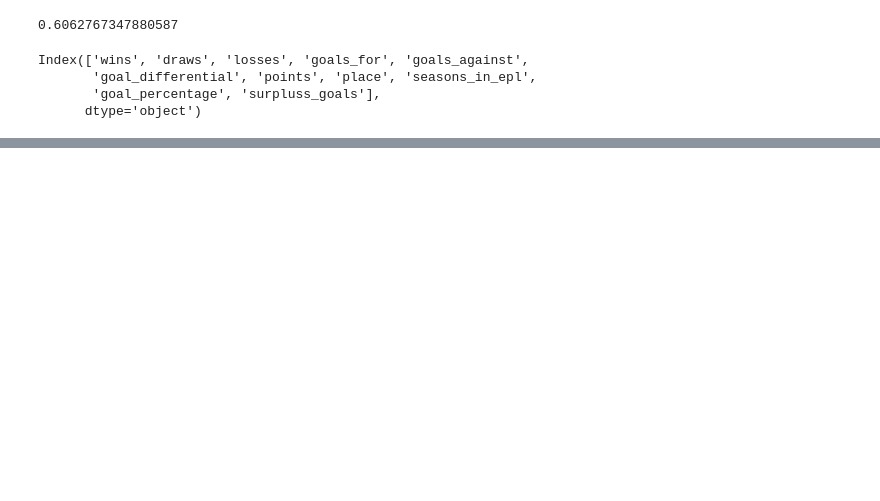
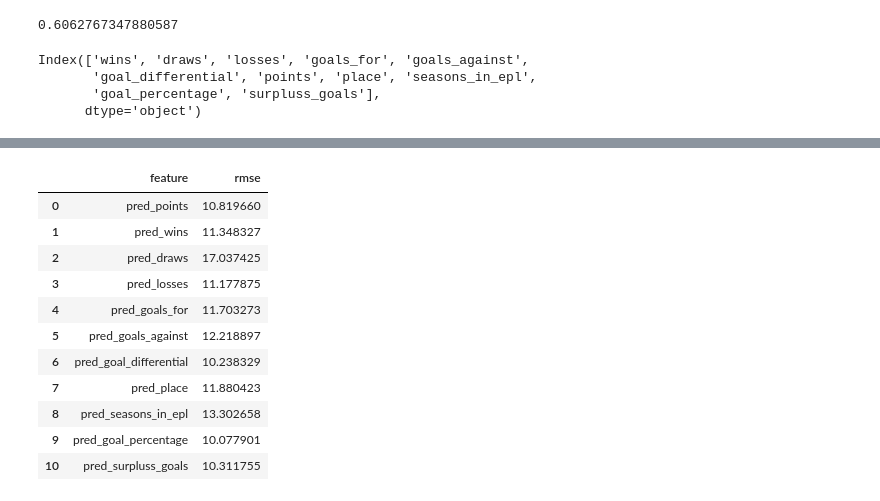
Before and after one commit to noahmelngailis/football_time_series, a Jupyter notebook: EPL_Notebook.ipynb, the cells around one changed output, grey strips where cells are left out. Cells and saved outputs as stored; diff of their text form; code cells hidden in the pictures; blank space fills up the shorter version.

Commit message:
rmse scores

```diff
--- a/EPL_Notebook.ipynb
+++ b/EPL_Notebook.ipynb
@@ -383,0 +381,27 @@ predictions
+# %%
+prediction_features = predictions.drop(columns=('yhat')).columns
+# %%
+#determining rmse
+score = []
+for i in prediction_features:
+    name = i
+    rmse = ((predictions.yhat - predictions[i])**2).mean()**.5
+    score.append(rmse)
+# %%
+pd.DataFrame({
+    'feature': list(prediction_features),
+    'rmse': score
+})
+# %% [output]
+|  | feature | rmse |
+| 0 | pred_points | 10.819660 |
+| 1 | pred_wins | 11.348327 |
+| 2 | pred_draws | 17.037425 |
+| 3 | pred_losses | 11.177875 |
+| 4 | pred_goals_for | 11.703273 |
+| 5 | pred_goals_against | 12.218897 |
+| 6 | pred_goal_differential | 10.238329 |
+| 7 | pred_place | 11.880423 |
+| 8 | pred_seasons_in_epl | 13.302658 |
+| 9 | pred_goal_percentage | 10.077901 |
+| 10 | pred_surpluss_goals | 10.311755 |
```
Also changed, not shown: parts of 4 cells of this notebook.
